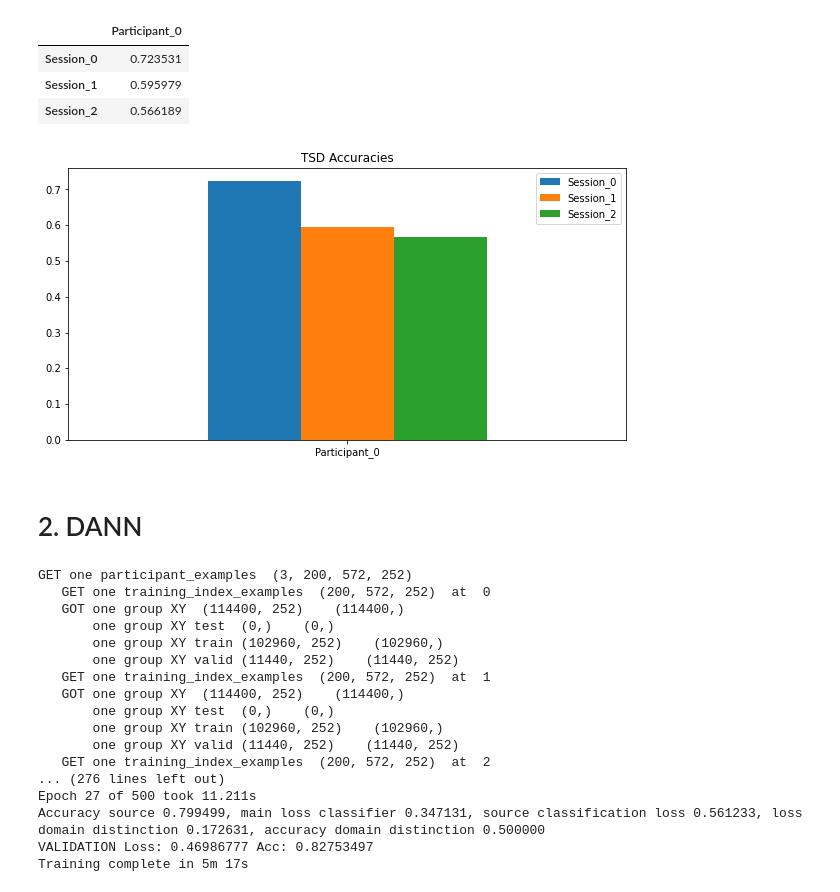
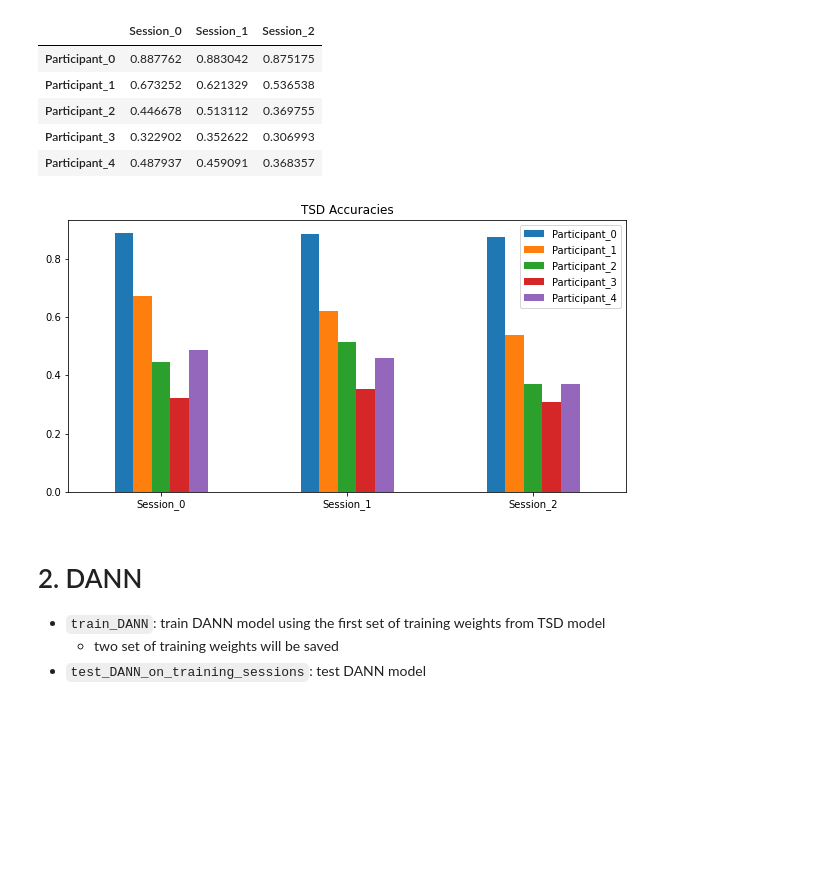
Before and after one commit to aonai/long_term_myo_notes, a Jupyter notebook: test_code/myo_result_across_sub.ipynb, the cells around one changed output. Drawn from its saved outputs; the diff is of its cells as text; code cells hidden in the pictures; blank space fills up the shorter version.

```diff
--- a/test_code/myo_result_across_sub.ipynb
+++ b/test_code/myo_result_across_sub.ipynb
@@ -17,12 +34,12 @@ processed_data_dir = "/home/laiy/gitrepos/msr_final/LongTermEMG_myo/Processed_da
 code_dir = "/home/laiy/gitrepos/msr_final/LongTermEMG_myo"
 save_dir = "/home/laiy/gitrepos/msr_final/LongTermEMG_myo/Results"
 
-path_TSD ="/home/laiy/gitrepos/msr_final/LongTermEMG_myo/TrainingsAndEvaluations/ForTrainingSessions/Weights_TSD/TSD"
-save_TSD = "/home/laiy/gitrepos/msr_final/LongTermEMG_myo/TrainingsAndEvaluations/ForTrainingSessions/results_tsd"
+path_TSD ="/home/laiy/gitrepos/msr_final/LongTermEMG_myo/TrainingsAndEvaluations/ForTrainingSessions/Weights/TSD"
+save_TSD = "/home/laiy/gitrepos/msr_final/LongTermEMG_myo/TrainingsAndEvaluations/ForTrainingSessions/results"
 
-path_DANN ="/home/laiy/gitrepos/msr_final/LongTermEMG_myo/TrainingsAndEvaluations/ForTrainingSessions/Weights_TSD/DANN"
-save_DANN = "/home/laiy/gitrepos/msr_final/LongTermEMG_myo/TrainingsAndEvaluations/ForTrainingSessions/results_tsd"
+path_DANN ="/home/laiy/gitrepos/msr_final/LongTermEMG_myo/TrainingsAndEvaluations/ForTrainingSessions/Weights/DANN"
+save_DANN = "/home/laiy/gitrepos/msr_final/LongTermEMG_myo/TrainingsAndEvaluations/ForTrainingSessions/results"
 
-path_SCADANN ="/home/laiy/gitrepos/msr_final/LongTermEMG_myo/TrainingsAndEvaluations/ForTrainingSessions/Weights_TSD/SCADANN"
-save_SCADANN = "/home/laiy/gitrepos/msr_final/LongTermEMG_myo/TrainingsAndEvaluations/ForTrainingSessions/results_tsd"
+path_SCADANN ="/home/laiy/gitrepos/msr_final/LongTermEMG_myo/TrainingsAndEvaluations/ForTrainingSessions/Weights/SCADANN"
+save_SCADANN = "/home/laiy/gitrepos/msr_final/LongTermEMG_myo/TrainingsAndEvaluations/ForTrainingSessions/results"
 # %%
@@ -109,54 +134,41 @@ OVERALL ACCURACY: 0.6285664335664336
 # %%
 results_filename = save_TSD + '/predictions_' + algo_name + "_no_retraining.npy"
 results = np.load(results_filename, allow_pickle=True)
 TSD_acc = results[0]
 TSD_acc_overall = np.mean(TSD_acc)
 TSD_df = pd.DataFrame(TSD_acc.transpose(),
-                       index = [f'Session_{i}' for i in range(TSD_acc.shape[1])],
-                        columns = [f'Participant_{j}' for j in range(TSD_acc.shape[0])])
+                       index = [f'Participant_{i}' for i in range(TSD_acc.shape[1])],
+                        columns = [f'Session_{j}' for j in range(TSD_acc.shape[0])])
 TSD_df
 # %% [output]
-|  | Participant_0 |
-| Session_0 | 0.723531 |
-| Session_1 | 0.595979 |
-| Session_2 | 0.566189 |
+|  | Session_0 | Session_1 | Session_2 |
+| Participant_0 | 0.887762 | 0.883042 | 0.875175 |
+| Participant_1 | 0.673252 | 0.621329 | 0.536538 |
+| Participant_2 | 0.446678 | 0.513112 | 0.369755 |
+| Participant_3 | 0.322902 | 0.352622 | 0.306993 |
+| Participant_4 | 0.487937 | 0.459091 | 0.368357 |
 # %%
 TSD_df.transpose().plot.bar(rot=0, figsize=(10,5))
 plt.title("TSD Accuracies")
 plt.show()
 # %% [output]
-[figure, old version]
+[figure, new version]
-# %% [markdown]
-# 2. DANN
+# %% [markdown]
+# 2. DANN
+* `train_DANN`: train DANN model using the first set of training weights from TSD model
+    * two set of training weights will be saved
+* `test_DANN_on_training_sessions`: test DANN model
 # %%
 from TrainingsAndEvaluations.ForTrainingSessions.train_tsd_dnn_DA import train_DANN, test_DANN_on_training_sessions
 # %%
-train_DANN(examples_datasets_train, labels_datasets_train,
-          num_kernels=num_kernels,
-          path_weights_fine_tuning=path_TSD,
-          number_of_classes=number_of_classes,
-          number_of_cycles_total = number_of_cycles_total,
-          batch_size=batch_size,
-          feature_vector_input_length=feature_vector_input_length,
-          path_weights_to_save_to=path_DANN, learning_rate=learning_rate)
+# train_DANN(examples_datasets_train, labels_datasets_train,
+#           num_kernels=num_kernels,
+#           path_weights_fine_tuning=path_TSD,
+#           number_of_classes=number_of_classes,
+#           number_of_cycles_total = number_of_cycles_total,
+#           batch_size=batch_size,
+#           feature_vector_input_length=feature_vector_input_length,
+#           path_weights_to_save_to=path_DANN, learning_rate=learning_rate)
-# %% [output]
-GET one participant_examples  (3, 200, 572, 252)
-   GET one training_index_examples  (200, 572, 252)  at  0
-   GOT one group XY  (114400, 252)    (114400,)
-       one group XY test  (0,)    (0,)
-       one group XY train (102960, 252)    (102960,)
-       one group XY valid (11440, 252)    (11440, 252)
-   GET one training_index_examples  (200, 572, 252)  at  1
-   GOT one group XY  (114400, 252)    (114400,)
-       one group XY test  (0,)    (0,)
-       one group XY train (102960, 252)    (102960,)
-       one group XY valid (11440, 252)    (11440, 252)
-   GET one training_index_examples  (200, 572, 252)  at  2
-... (276 lines left out)
-Epoch 27 of 500 took 11.211s
-Accuracy source 0.799499, main loss classifier 0.347131, source classification loss 0.561233, loss domain distinction 0.172631, accuracy domain distinction 0.500000
-VALIDATION Loss: 0.46986777 Acc: 0.82753497
-Training complete in 5m 17s
 # %%
 algo_name = "DANN"
 test_DANN_on_training_sessions(examples_datasets_train, labels_datasets_train,
```
Also changed, not shown: parts of 27 cells of this notebook.
